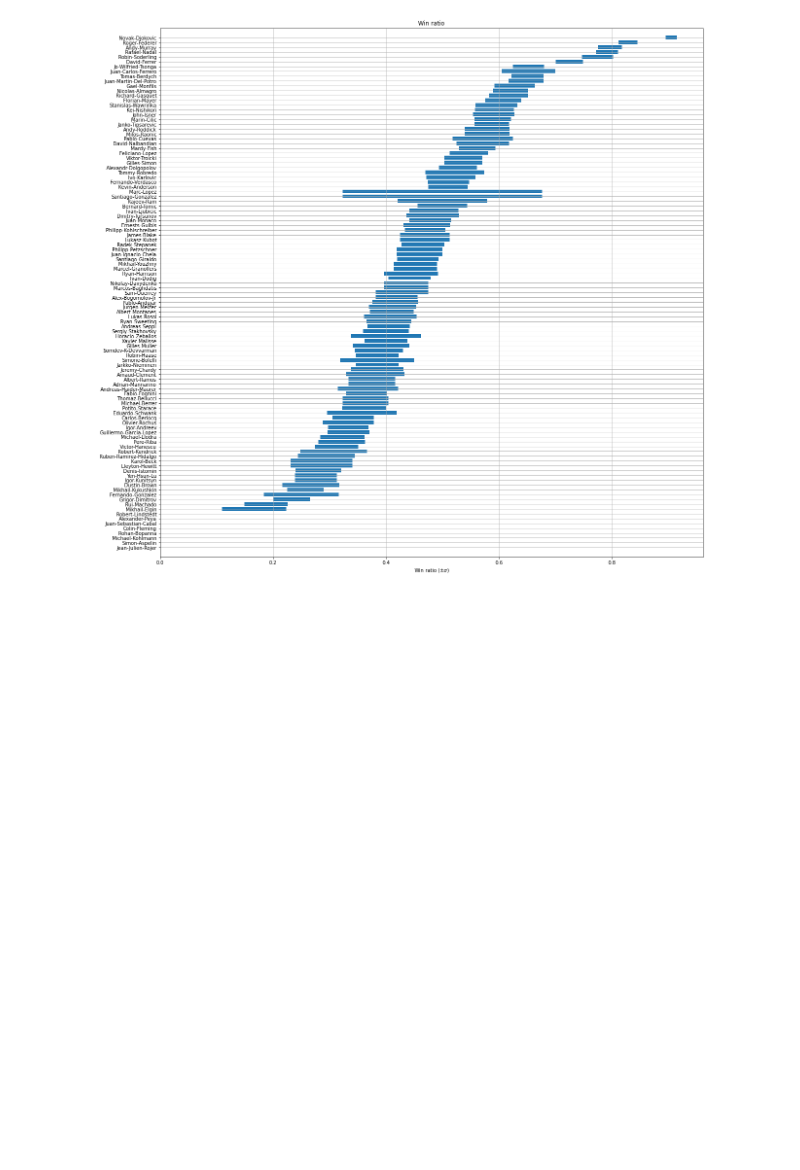
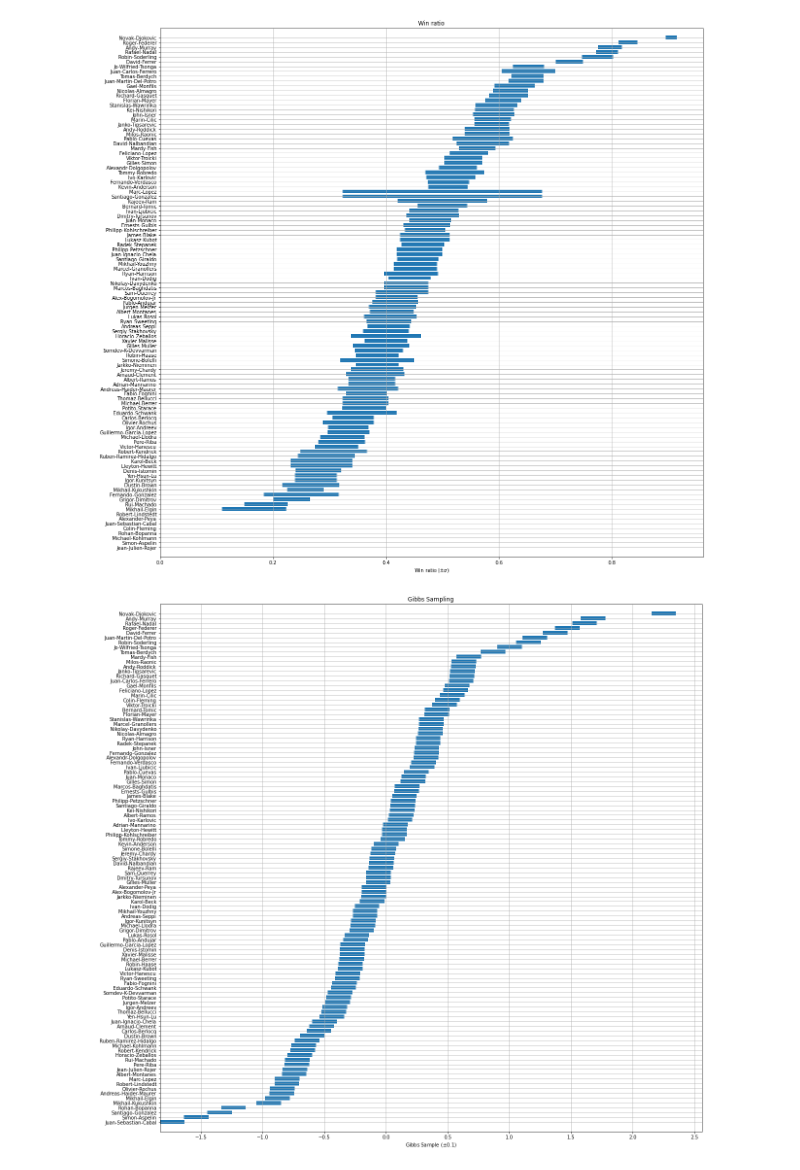
Before and after one commit to LozzaTray/4F10, a Jupyter notebook: C2/code/coursework2.ipynb, the cells around one changed output. Drawn from its saved outputs; the diff is of its cells as text; code cells hidden in the pictures; blank space fills up the shorter version.

```diff
--- a/C2/code/coursework2.ipynb
+++ b/C2/code/coursework2.ipynb
@@ -140,6 +140,11 @@ std_dev = np.true_divide(var, np.sqrt(matches))
 sorted_rangeplot(win_ratio, std_dev, W, xlabel="Win ratio ($\pm \sigma$)", title="Win ratio")
 # %% [output]
 [figure]
+# %%
+cov = np.ones(M) * 0.1
+sorted_rangeplot(skill_samples[:,-1], cov, W, xlabel="Gibbs Sample ($\pm 0.1$)", title="Gibbs Sampling")
+# %% [output]
+[figure, added]
 # %%
 std_dev = np.true_divide(1, precision_player_skills)
 sorted_rangeplot(mean_player_skills, std_dev, W, xlabel="EP Ranking player skills ($\pm \sigma$)", title="EP Ranking")
```
Also changed, not shown: parts of 1 cell of this notebook.
